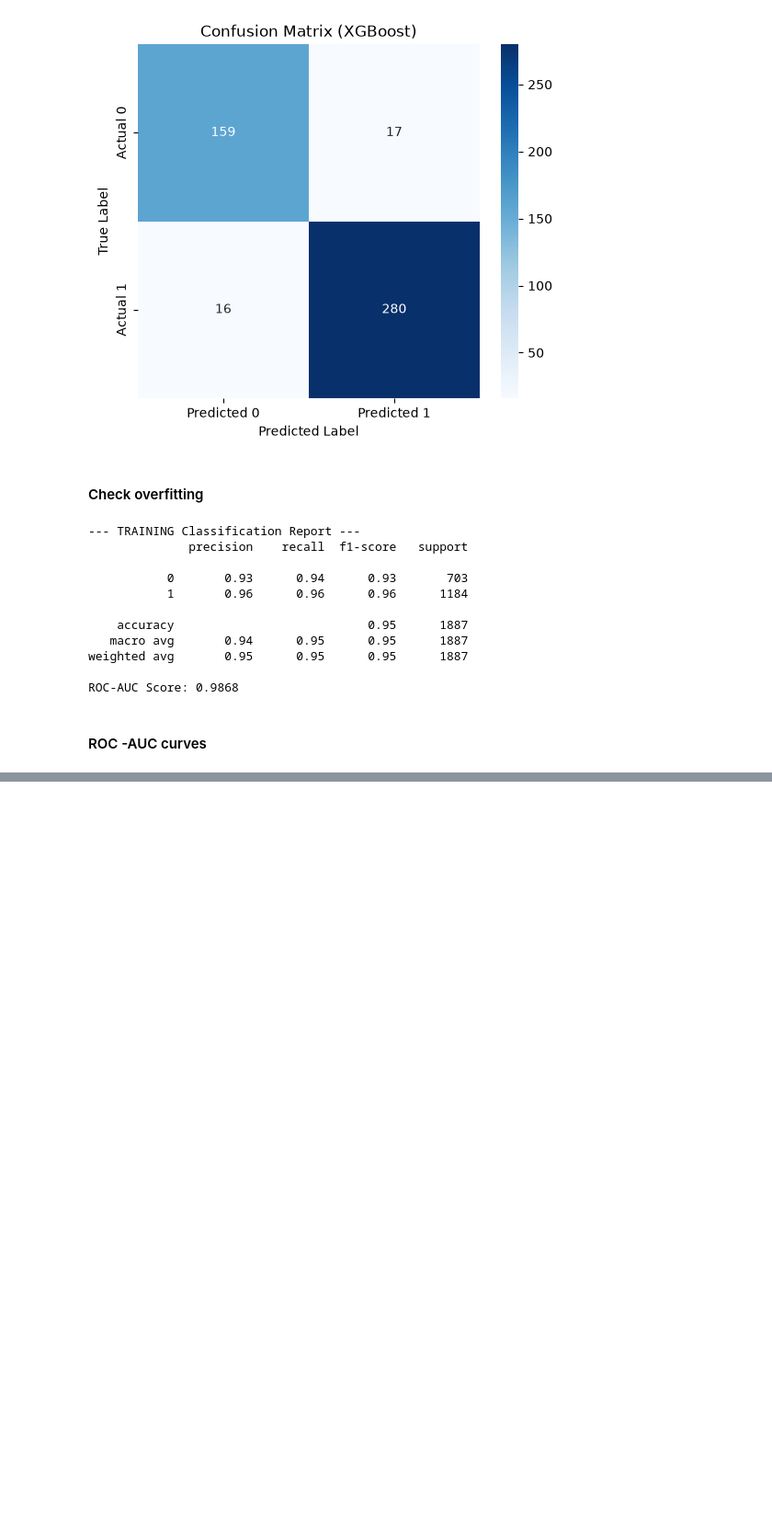
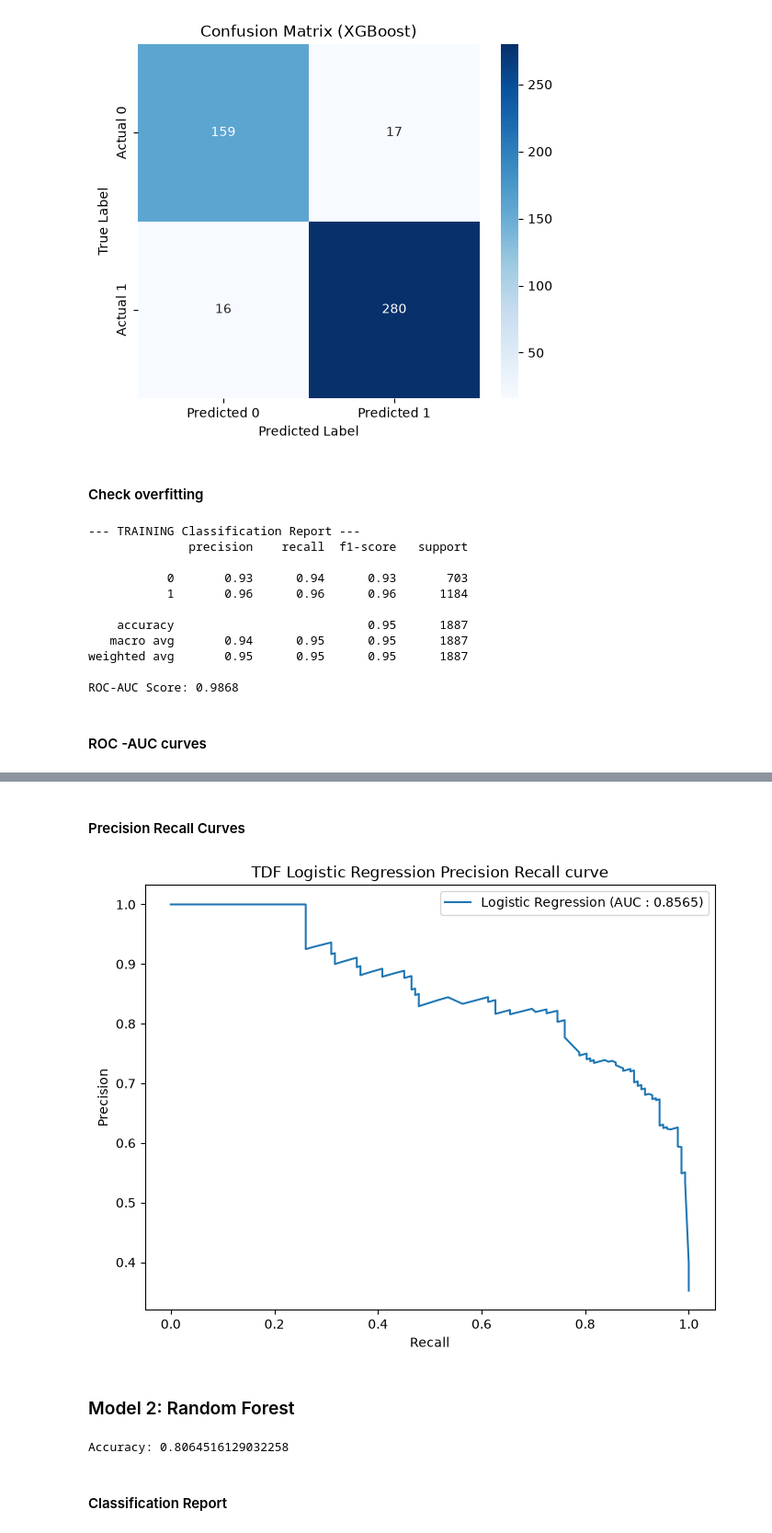
Before and after one commit to NoelOkumu/Eneza-Data-Science-Residential-training-2026, a Jupyter notebook: Day1/mutatio_profile1.ipynb, the cells around one changed output, grey strips where cells are left out. Shown at 92% size. Cells and saved outputs as stored; diff of their text form; code cells hidden in the pictures; blank space fills up the shorter version.

```diff
--- a/Day1/mutatio_profile1.ipynb
+++ b/Day1/mutatio_profile1.ipynb
@@ -1254,0 +1519,47 @@ plt.plot(fpr, tpr, label=f"")
+# %% [markdown]
+#### Precision Recall Curves
+# %%
+#Import required libraries
+from sklearn.metrics import precision_recall_curve, auc
+
+# Generate y_lr_scores
+y_lr_scores = lr_model.predict_proba(X_test_array)[:,1]
+
+# Extract metrics
+precision, recall, thresholds = precision_recall_curve(y_test, y_lr_scores)
+
+# auc scores
+auc_score = auc(recall, precision)
+
+# Plotting
+plt.figure(figsize =(8,6))
+plt.plot(recall, precision, label=f"Logistic Regression (AUC : {auc_score:.4f})")
+plt.xlabel("Recall")
+plt.ylabel("Precision")
+plt.title("TDF Logistic Regression Precision Recall curve")
+plt.legend()
+plt.show()
+# %% [output]
+[figure, added]
+# %% [markdown]
+### Model 2: Random Forest
+# %%
+# Running the Random Forest model
+
+#Import required libraries
+from sklearn.ensemble import RandomForestClassifier
+
+rf_model = RandomForestClassifier(n_estimators=100,random_state=42,class_weight="balanced" )
+
+# Train the model
+rf_model.fit(X_train_array, y_train)
+
+# Make predictions
+y_pred_rf = rf_model.predict(X_test_array)
+
+from sklearn.metrics import (accuracy_score)
+print("Accuracy:", accuracy_score(y_test, y_pred_rf))
+# %% [output]
+Accuracy: 0.8064516129032258
+# %% [markdown]
+#### Classification Report
```
Also changed, not shown: parts of 33 cells of this notebook.
